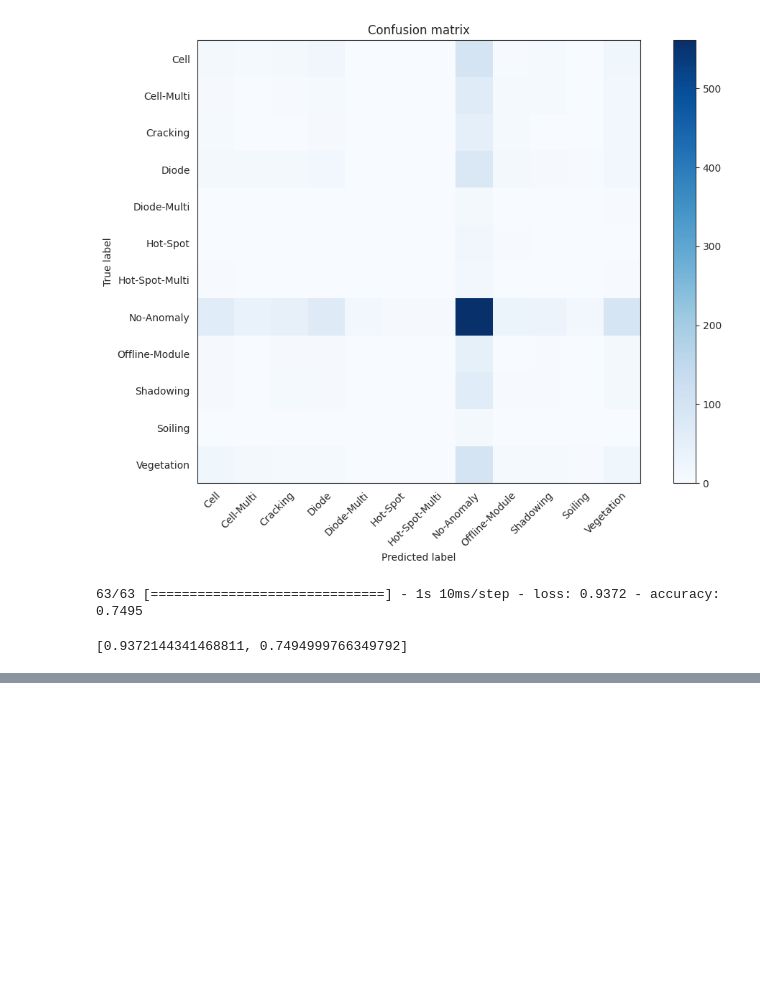
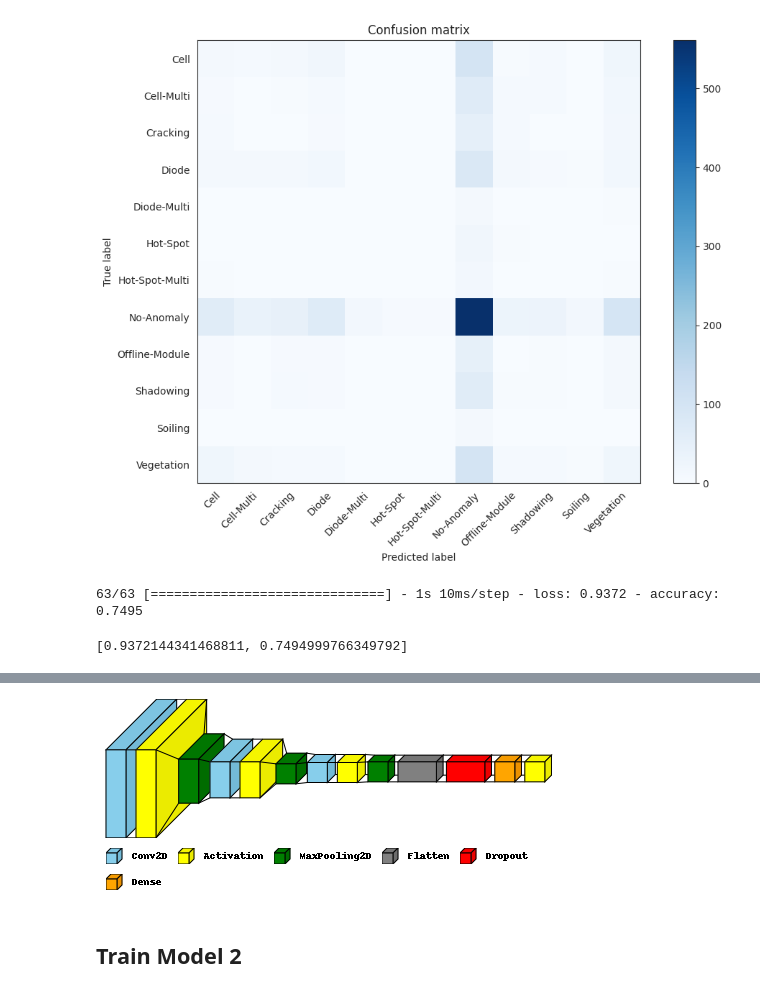
Before and after one commit to regiiis/pv_error_classification, a Jupyter notebook: pv_error_classifcation.ipynb, the cells around one changed output, grey strips where cells are left out. Drawn from its saved outputs; the diff is of its cells as text; code cells hidden in the pictures; blank space fills up the shorter version.

```diff
--- a/pv_error_classifcation.ipynb
+++ b/pv_error_classifcation.ipynb
@@ -479,0 +487,30 @@ model_0.evaluate(test_generator)
+# %%
+# build the CNN with dropout 0.5
+
+batch_size = 32
+image_height = 40
+image_width = 24
+num_classes = 12
+
+model_2 = Sequential()
+model_2.add(Conv2D(filters = 32, kernel_size=(3,3), input_shape=(image_height, image_width, 1)))
+model_2.add(Activation('relu'))
+model_2.add(MaxPooling2D(pool_size= (2,2)))
+
+model_2.add(Conv2D(filters = 64, kernel_size=(3,3)))
+model_2.add(Activation('relu'))
+model_2.add(MaxPooling2D(pool_size = (2,2)))
+
+model_2.add(Conv2D(filters = 128, kernel_size=(3,3)))
+model_2.add(Activation('relu'))
+model_2.add(MaxPooling2D(pool_size = (2,2)))
+
+model_2.add(Flatten())
+model_2.add(Dropout(0.5))
+model_2.add(Dense(num_classes))
+model_2.add(Activation('softmax'))
+
+model_2.compile(loss='categorical_crossentropy',
+              optimizer=tf.keras.optimizers.RMSprop(1e-3),
+              metrics=['accuracy'])
+model_2.summary()
@@ -479,0 +535,17 @@ model_0.evaluate(test_generator)
+# %%
+# Visulaize Model
+
+visualkeras.layered_view(model_2, legend=True) # without custom font
+
+color_map = defaultdict(dict) #customize the colours
+color_map[layers.Conv2D]['fill'] = 'skyblue'
+color_map[layers.MaxPooling2D]['fill'] = 'green'
+color_map[layers.Dropout]['fill'] = 'red'
+color_map[layers.Dense]['fill'] = 'orange'
+color_map[layers.Flatten]['fill'] = 'grey'
+color_map[layers.Activation]['fill'] = 'yellow'
+visualkeras.layered_view(model_2, legend=True, color_map = color_map)
+# %% [output]
+[figure, added]
+# %% [markdown]
+## Train Model 2
```
Also changed, not shown: parts of 28 cells of this notebook.
